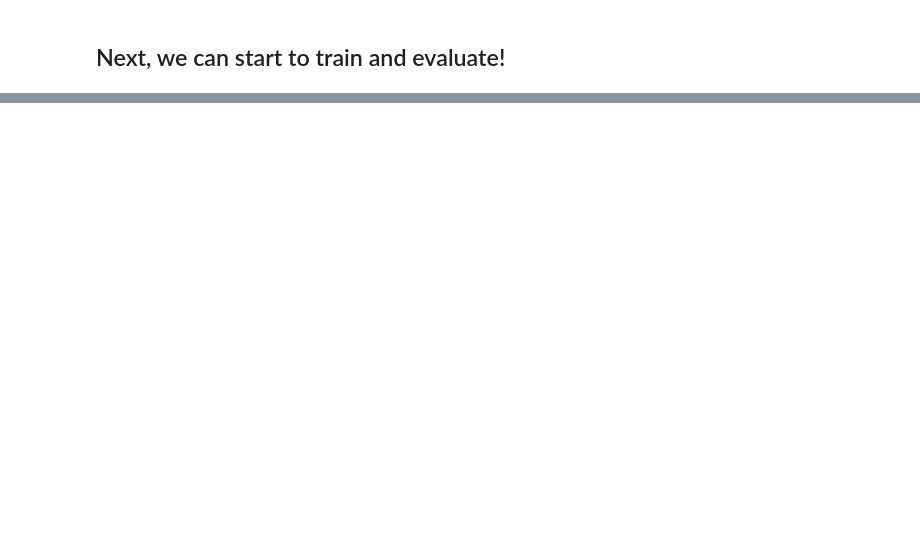
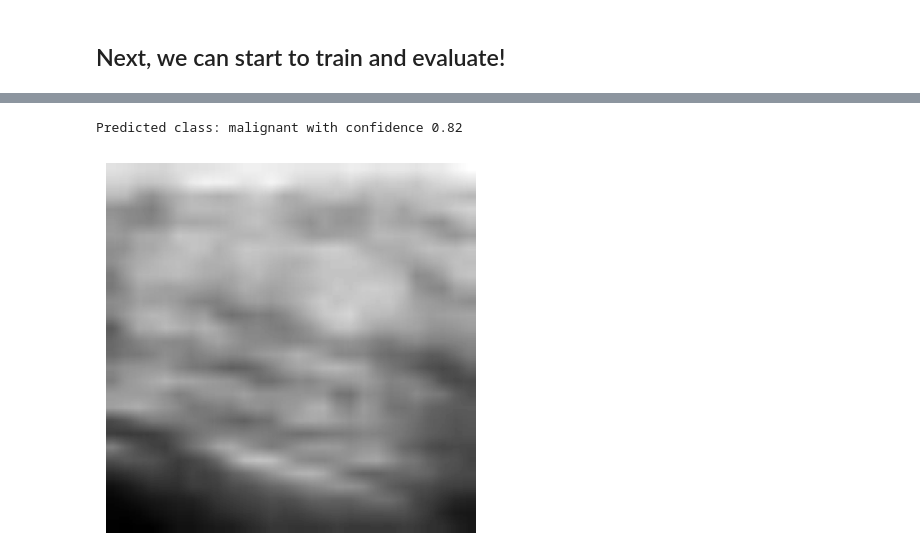
Before and after one commit to zkhan122/ResNet18-MedMNIST-Tumor-Classification, a Jupyter notebook: CW_AI_2324.ipynb, the cells around one changed output, grey strips where cells are left out. Saved outputs shown, nothing was run; the diff lists cells and outputs as text; code cells hidden in the pictures; blank space fills up the shorter version.

```diff
--- a/CW_AI_2324.ipynb
+++ b/CW_AI_2324.ipynb
@@ -39,18 +40,20 @@ MedMNIST v3.0.1 @ https://github.com/MedMNIST/MedMNIST/
 data_flag = 'breastmnist'
 download = True
 
-NUM_EPOCHS = 5
+NUM_EPOCHS = 30
 BATCH_SIZE = 64
 LEARNING_RATES = [0.001, 0.01, 0.1]
 MOMENTUM_VALUES = [0.9, 0.95, 0.99]
 WEIGHT_DECAYS = [0.0001, 0.001, 0.01]
-RANDOM_SEARCH_TRIALS = 10
+RANDOM_SEARCH_TRIALS = 6
 
 info = INFO[data_flag]
 task = info['task']
 n_channels = info['n_channels']
 n_classes = len(info['label'])
 
+print(n_classes)
+
 DataClass = getattr(medmnist, info['python_class'])
 print(DataClass)
 # %% [output]
@@ -141,13 +154,13 @@ class ExtendedNetwork(nn.Module):
 
         self.new_layers = nn.Sequential(
             nn.BatchNorm2d(512),
-            nn.Dropout(0.2),
+            nn.Dropout(0.5),
             nn.Flatten(),
             nn.Linear(512, 256),
             nn.ReLU(),
-            nn.Dropout(0.2),
-            nn.Dropout(0.1),
-            nn.Linear(256, 10)
+            nn.Dropout(0.5),
+            nn.Dropout(0.5),
+            nn.Linear(256, n_classes)
         )
 
     def forward(self, x):
@@ -352,0 +404,58 @@ plt.show()
+# %%
+import torch
+from PIL import Image
+from torchvision import transforms
+
+# Assume 'model' is your trained model
+network.eval()
+
+# Assuming you have a DataLoader for your test data
+# For a specific image, you might load it directly as shown below
+image, label = pil_dataset[110]
+
+# Transform the image according to your model's expected input
+# This should match your training transformations
+transform = transforms.Compose([
+    transforms.Resize((224, 224)),  # Example size, adjust as necessary
+    transforms.ToTensor(),
+    # Include normalization if used during training
+])
+
+# Apply transformation
+image = transform(image).unsqueeze(0)  # Add batch dimension
+
+# Move image to the same device as your model
+device = torch.device("cuda" if torch.cuda.is_available() else "cpu")
+image = image.to(device)
+model = network.to(device)
+
+with torch.no_grad():
+    output = model(image)
+
+# Assuming the output is logits; apply softmax for probabilities
+probabilities = torch.softmax(output, dim=1).cpu().numpy().flatten()
+
+# Assuming class 0 is 'benign' and class 1 is 'malignant'
+classes = ['benign', 'malignant']
+predicted_class = classes[probabilities.argmax()]
+confidence = probabilities.max()
+
+print(f"Predicted class: {predicted_class} with confidence {confidence:.2f}")
+
+
+image_np = image.squeeze().cpu().numpy()
+
+# If the image is grayscale (C, H, W) where C = 1, we convert it to (H, W) for matplotlib
+if image_np.shape[0] == 1:  # Grayscale image, single channel
+    image_np = image_np.squeeze(0)  # Now shape is (H, W)
+elif image_np.shape[0] == 3:  # If it's a 3-channel image
+    # Convert from (C, H, W) to (H, W, C) for RGB images
+    image_np = np.transpose(image_np, (1, 2, 0))
+
+# Display the image
+plt.imshow(image_np, cmap='gray' if image_np.ndim == 2 else None)
+plt.axis('off')
+plt.show()
+# %% [output]
+Predicted class: malignant with confidence 0.82
+[figure, added]
```
Also changed, not shown: parts of 9 cells of this notebook.
